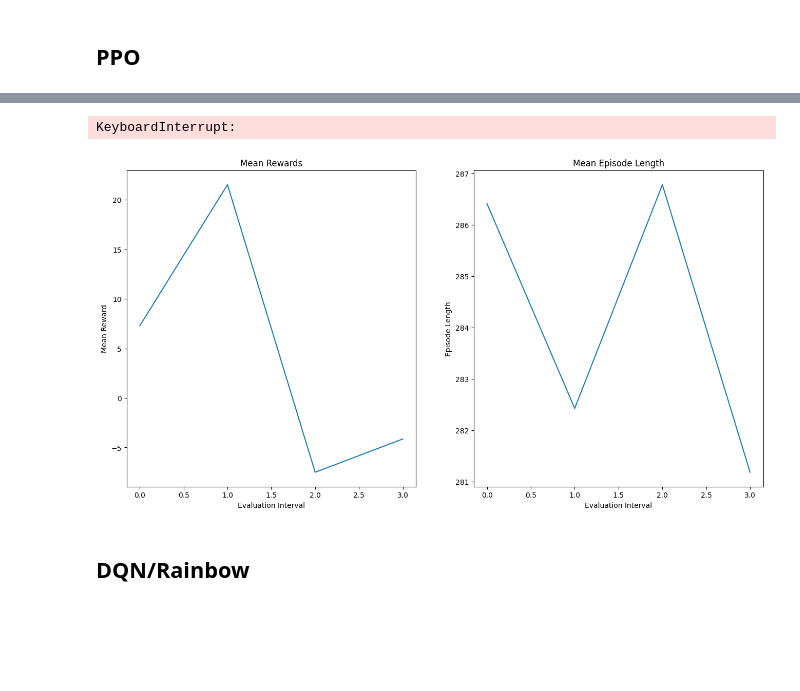
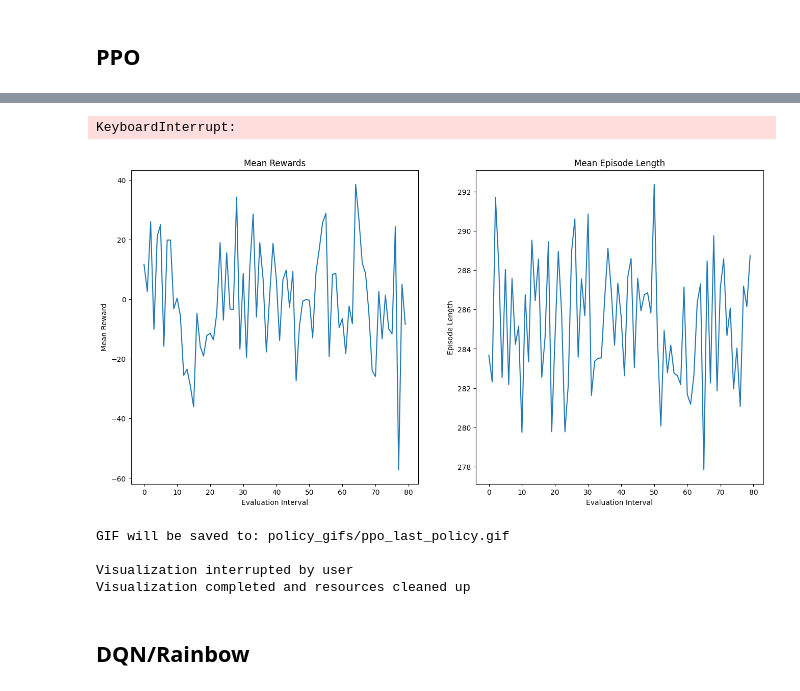
Before and after one commit to jbrismor/moon_Rover, a Jupyter notebook: solvers.ipynb, the cells around one changed output, grey strips where cells are left out. Cells and saved outputs as stored; diff of their text form; code cells hidden in the pictures; blank space fills up the shorter version.

```diff
--- a/solvers.ipynb
+++ b/solvers.ipynb
@@ -931,7 +883,7 @@ The `TBXLogger interface is deprecated in favor of the `ray.tune.tensorboardx.TB
 # %%
 import time
 
-TRAINING_ITERATIONS = 9000
+TRAINING_ITERATIONS = 8000
 EVAL_INTERVAL = 50
 
 rewards = []
@@ -939,40 +891,45 @@ lengths = []
 
 # Modified training loop with better tracking
 best_reward = float('-inf')
 start_time = time.time()
 
 for i in range(TRAINING_ITERATIONS):
     result = algo.train()
 
     if (i+1) % EVAL_INTERVAL == 0:
         evaluation_results = algo.evaluate()
         current_reward = evaluation_results['env_runners']['episode_return_mean']
         rewards.append(current_reward)
         lengths.append(evaluation_results['env_runners']['episode_len_mean'])
 
         # Save best model
         if current_reward > best_reward:
             best_reward = current_reward
             checkpoint_dir_ppo = f"checkpoints/ppo_best_rewards"
             algo.save(checkpoint_dir_ppo)
 
         # Print progress
         elapsed_time = (time.time() - start_time) / 3600  # in hours
         print(f"\nIteration {i+1}/{TRAINING_ITERATIONS}")
         print(f"Time elapsed: {elapsed_time:.2f} hours")
         print(f"Current reward: {current_reward:.2f}")
         print(f"Best reward so far: {best_reward:.2f}")
 
         plot_metrics(rewards, lengths)
 # %% [output]
 KeyboardInterrupt:
-[figure, old version]
+[figure, new version]
 # %%
 # For PPo: Ensure you load the best model
-algo.restore(checkpoint_dir_ppo)
+#algo.restore(checkpoint_dir_ppo)
 
 env = GeosearchEnv(render_mode='human')
 visualize_policy(env, algo, algo_name="ppo_last", episodes=3, max_steps=365)
+# %% [output]
+GIF will be saved to: policy_gifs/ppo_last_policy.gif
+
+Visualization interrupted by user
+Visualization completed and resources cleaned up
 # %% [markdown]
 ## DQN/Rainbow
 # %% [markdown]
```
Also changed, not shown: parts of 5 cells of this notebook, 3 other files.
